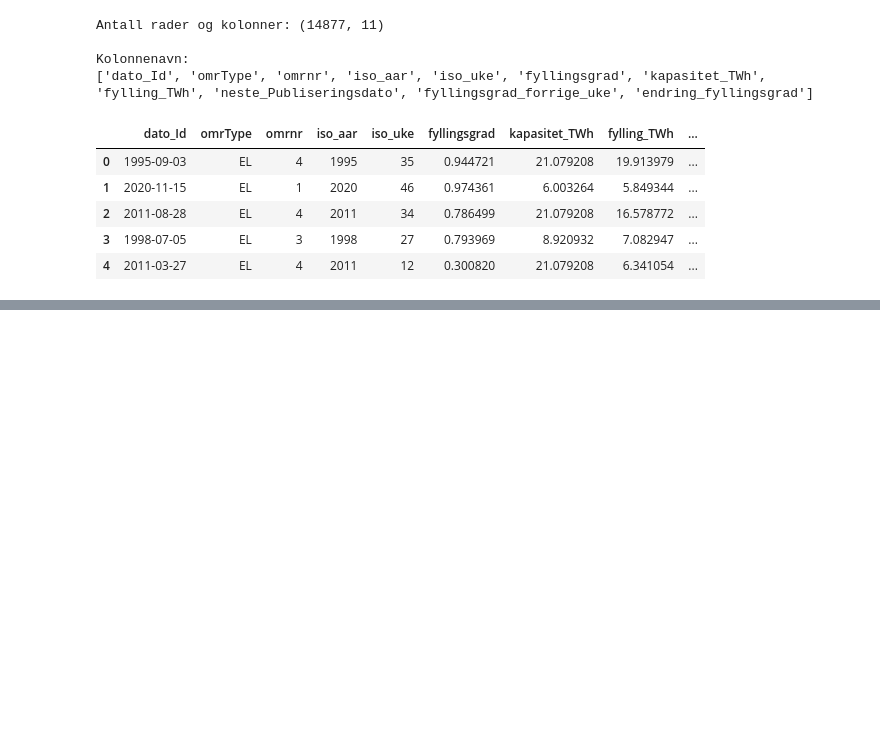
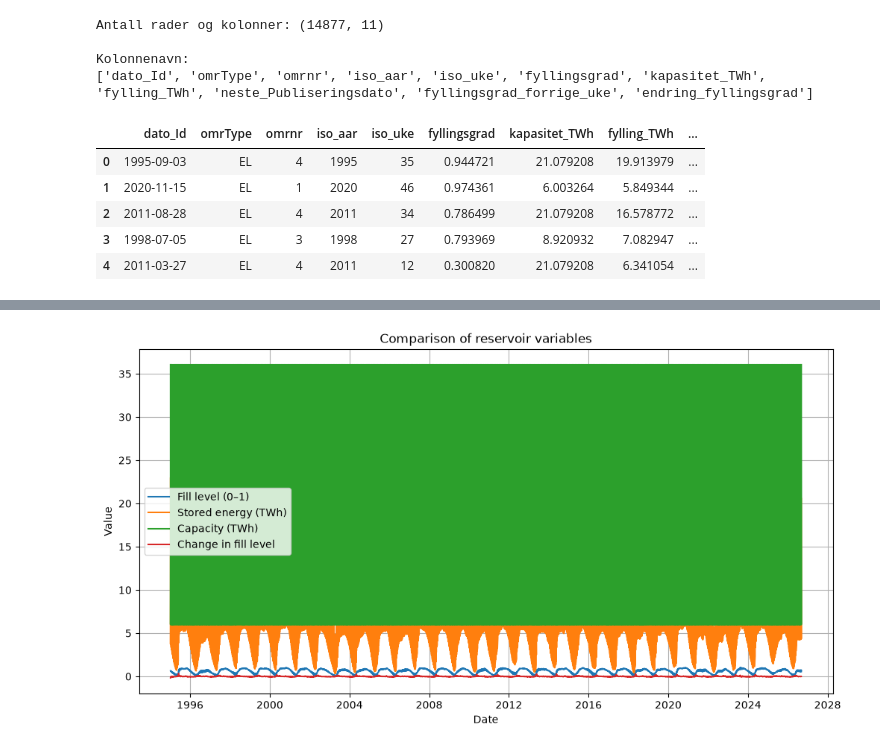
Before and after one commit to Kaja321/ind320-dashboard-kaja321, a Jupyter notebook: analyse.ipynb, the cells around one changed output, grey strips where cells are left out. Cells and saved outputs as stored; diff of their text form; code cells hidden in the pictures; blank space fills up the shorter version.

```diff
--- a/analyse.ipynb
+++ b/analyse.ipynb
@@ -54,0 +131,35 @@ Kolonnenavn:
+# %%
+plt.figure(figsize=(12, 6))
+
+plt.plot(
+    df_plot["date"],
+    df_plot["fill_level"],
+    label="Fill level (0–1)",
+)
+
+plt.plot(
+    df_plot["date"],
+    df_plot["stored_energy_twh"],
+    label="Stored energy (TWh)",
+)
+
+plt.plot(
+    df_plot["date"],
+    df_plot["capacity_twh"],
+    label="Capacity (TWh)",
+)
+
+plt.plot(
+    df_plot["date"],
+    df_plot["change_in_fill_level"],
+    label="Change in fill level",
+)
+
+plt.title("Comparison of reservoir variables")
+plt.xlabel("Date")
+plt.ylabel("Value")
+plt.legend()
+plt.grid(True)
+plt.show()
+# %% [output]
+[figure, added]
```
Also changed, not shown: parts of 4 cells of this notebook.
